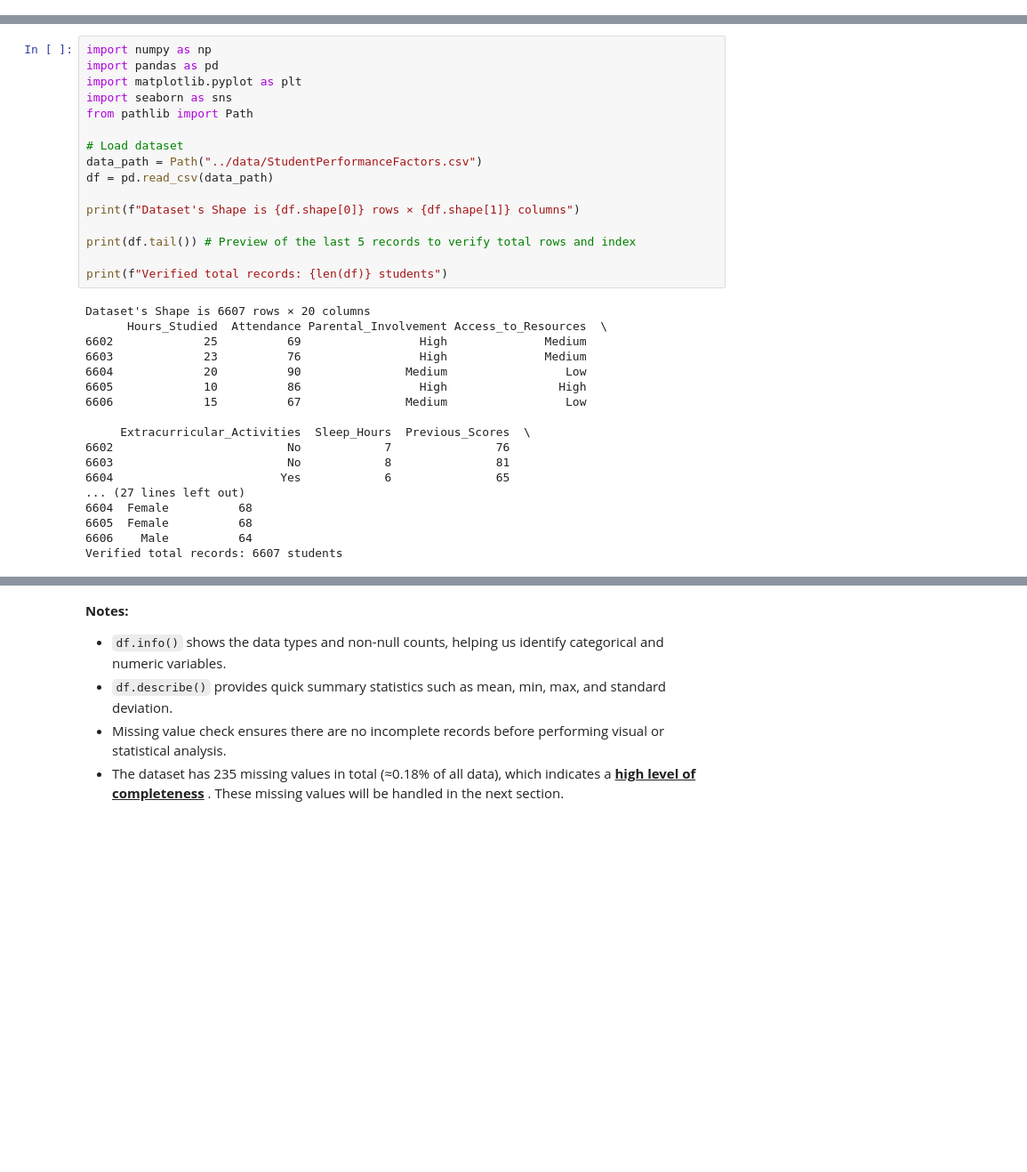
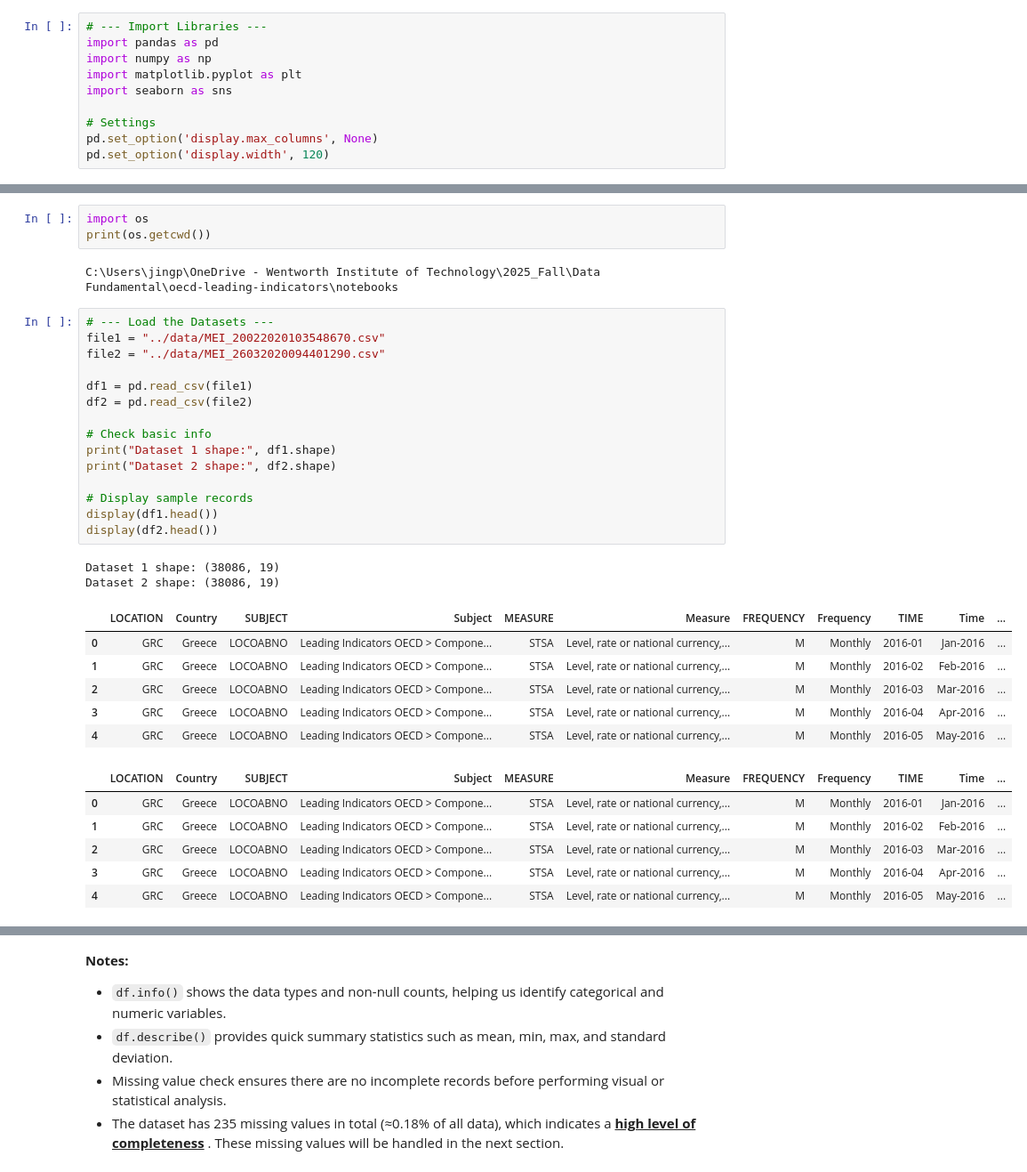
Before and after one commit to JingPansh22/oecd-leading-indicators, a Jupyter notebook: notebooks/01_intro_and_dataset.ipynb, the cells around one changed output, grey strips where cells are left out. Shown at 89% size. Cells and saved outputs as stored; diff of their text form; blank space fills up the shorter version.

```diff
--- a/notebooks/01_intro_and_dataset.ipynb
+++ b/notebooks/01_intro_and_dataset.ipynb
@@ -12 +15,11 @@ such as study hours, sleep hours, attendance, and motivation level.
+# %%
+# --- Import Libraries ---
+import pandas as pd
+import numpy as np
+import matplotlib.pyplot as plt
+import seaborn as sns
+
+# Settings
+pd.set_option('display.max_columns', None)
+pd.set_option('display.width', 120)
 # %% [markdown]
@@ -21,37 +37,38 @@ attendance, parental involvement, motivation level, sleep hours, and access to r
+# %%
+import os
+print(os.getcwd())
+# %% [output]
+C:\Users\jingp\OneDrive - Wentworth Institute of Technology\2025_Fall\Data Fundamental\oecd-leading-indicators\notebooks
 # %%
-import numpy as np
-import pandas as pd
-import matplotlib.pyplot as plt
-import seaborn as sns
-from pathlib import Path
+# --- Load the Datasets ---
+file1 = "../data/MEI_20022020103548670.csv"
+file2 = "../data/MEI_26032020094401290.csv"
 
-# Load dataset
-data_path = Path("../data/StudentPerformanceFactors.csv")
-df = pd.read_csv(data_path)
+df1 = pd.read_csv(file1)
+df2 = pd.read_csv(file2)
 
-print(f"Dataset's Shape is {df.shape[0]} rows × {df.shape[1]} columns")
+# Check basic info
+print("Dataset 1 shape:", df1.shape)
+print("Dataset 2 shape:", df2.shape)
 
-print(df.tail()) # Preview of the last 5 records to verify total rows and index
-
-print(f"Verified total records: {len(df)} students")
+# Display sample records
+display(df1.head())
+display(df2.head())
 # %% [output]
-Dataset's Shape is 6607 rows × 20 columns
-      Hours_Studied  Attendance Parental_Involvement Access_to_Resources  \
-6602             25          69                 High              Medium
-6603             23          76                 High              Medium
-6604             20          90               Medium                 Low
-6605             10          86                 High                High
-6606             15          67               Medium                 Low
-
-     Extracurricular_Activities  Sleep_Hours  Previous_Scores  \
-6602                         No            7               76
-6603                         No            8               81
-6604                        Yes            6               65
-... (27 lines left out)
-6604  Female          68
-6605  Female          68
-6606    Male          64
-Verified total records: 6607 students
+Dataset 1 shape: (38086, 19)
+Dataset 2 shape: (38086, 19)
+|  | LOCATION | Country | SUBJECT | Subject | MEASURE | Measure | FREQUENCY | Frequency | TIME | Time | ... |
+| 0 | GRC | Greece | LOCOABNO | Leading Indicators OECD > Compone... | STSA | Level, rate or national currency,... | M | Monthly | 2016-01 | Jan-2016 | ... |
+| 1 | GRC | Greece | LOCOABNO | Leading Indicators OECD > Compone... | STSA | Level, rate or national currency,... | M | Monthly | 2016-02 | Feb-2016 | ... |
+| 2 | GRC | Greece | LOCOABNO | Leading Indicators OECD > Compone... | STSA | Level, rate or national currency,... | M | Monthly | 2016-03 | Mar-2016 | ... |
+| 3 | GRC | Greece | LOCOABNO | Leading Indicators OECD > Compone... | STSA | Level, rate or national currency,... | M | Monthly | 2016-04 | Apr-2016 | ... |
+| 4 | GRC | Greece | LOCOABNO | Leading Indicators OECD > Compone... | STSA | Level, rate or national currency,... | M | Monthly | 2016-05 | May-2016 | ... |
+|  | LOCATION | Country | SUBJECT | Subject | MEASURE | Measure | FREQUENCY | Frequency | TIME | Time | ... |
+| 0 | GRC | Greece | LOCOABNO | Leading Indicators OECD > Compone... | STSA | Level, rate or national currency,... | M | Monthly | 2016-01 | Jan-2016 | ... |
+| 1 | GRC | Greece | LOCOABNO | Leading Indicators OECD > Compone... | STSA | Level, rate or national currency,... | M | Monthly | 2016-02 | Feb-2016 | ... |
+| 2 | GRC | Greece | LOCOABNO | Leading Indicators OECD > Compone... | STSA | Level, rate or national currency,... | M | Monthly | 2016-03 | Mar-2016 | ... |
+| 3 | GRC | Greece | LOCOABNO | Leading Indicators OECD > Compone... | STSA | Level, rate or national currency,... | M | Monthly | 2016-04 | Apr-2016 | ... |
+| 4 | GRC | Greece | LOCOABNO | Leading Indicators OECD > Compone... | STSA | Level, rate or national currency,... | M | Monthly | 2016-05 | May-2016 | ... |
 # %% [markdown]
 ## 1.3 – Basic Information and Missing Value Check
 
```
Also changed, not shown: parts of 4 cells of this notebook, 3 other files.
